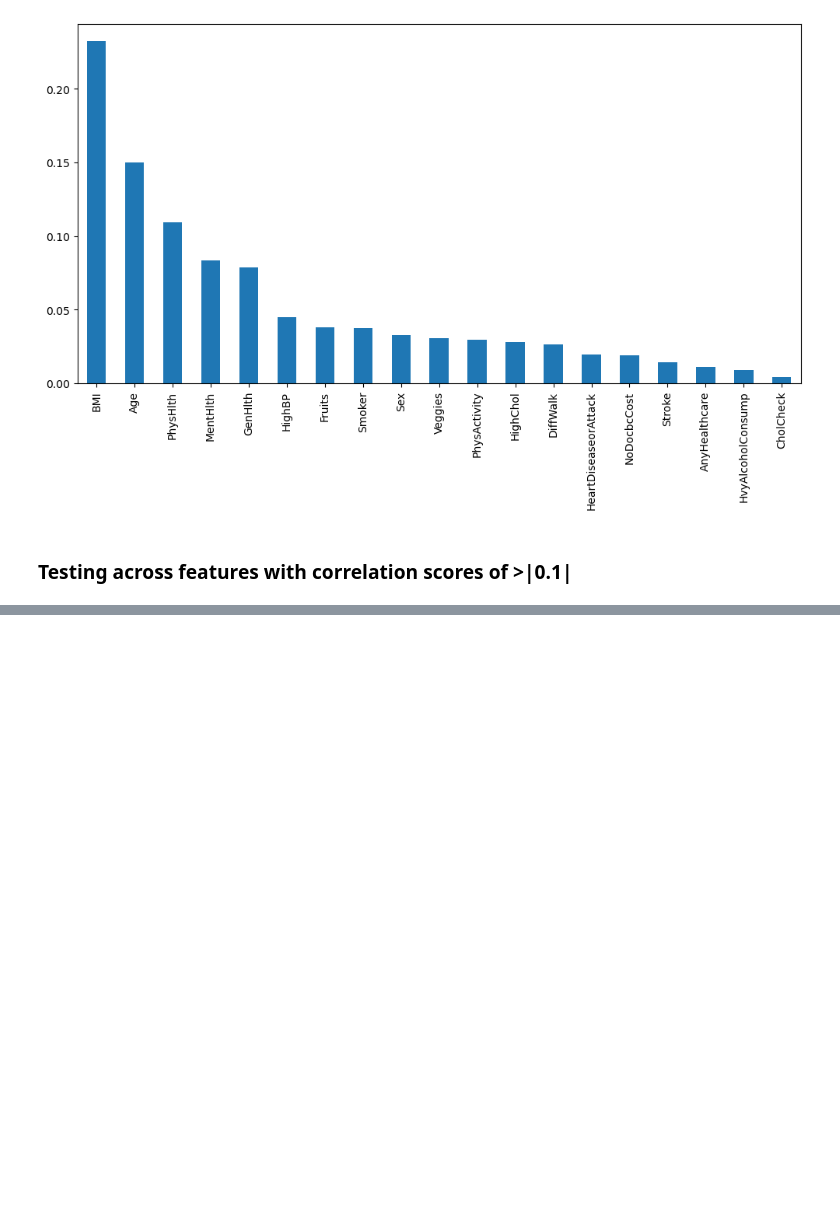
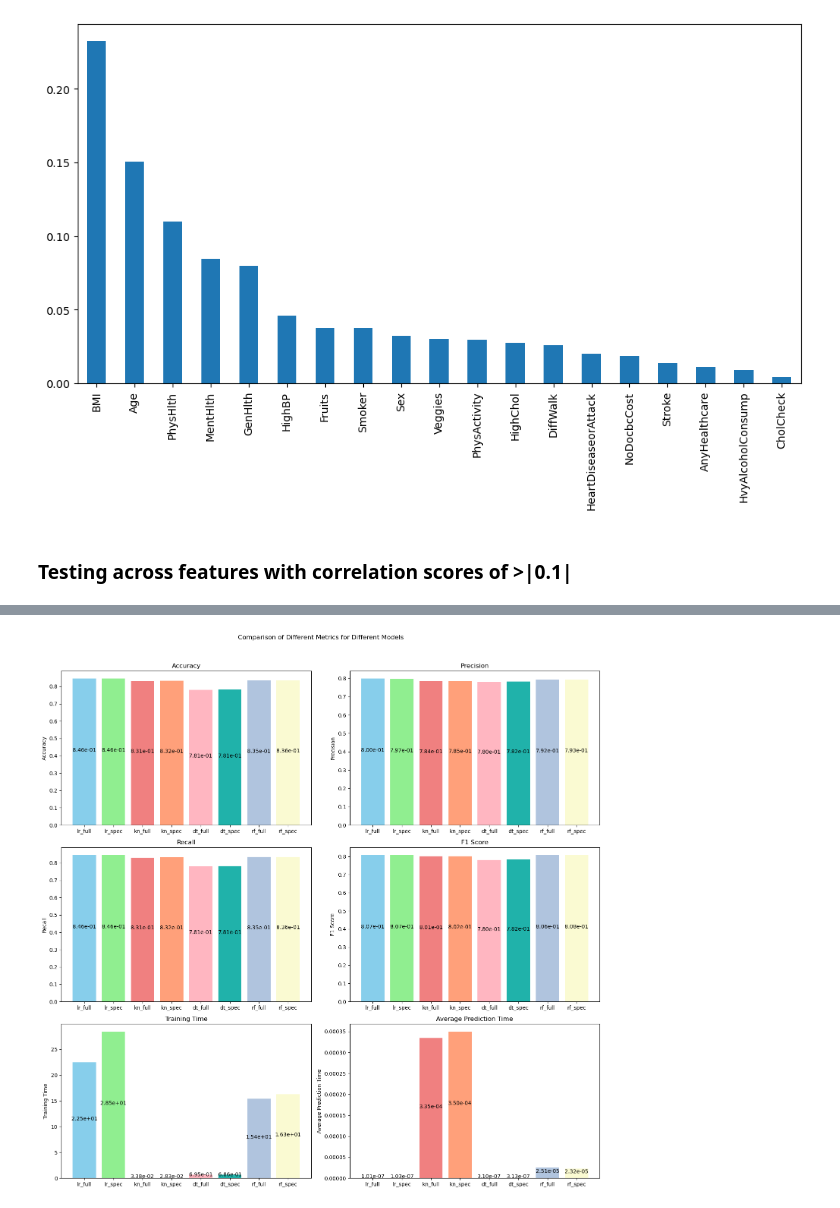
Before and after one commit to horse-3903/aws-wep-group-12, a Jupyter notebook: src/final.ipynb, the cells around one changed output, grey strips where cells are left out. Drawn from its saved outputs; the diff is of its cells as text; code cells hidden in the pictures; blank space fills up the shorter version.

```diff
--- a/src/final.ipynb
+++ b/src/final.ipynb
@@ -435,5 +470,6 @@ if not 'dt_spec_model' in locals():
     dt_spec_model = DecisionTreeClassifier()
 
 metrics, results = train_and_evaluate_model(dt_spec_model, X_spec_train, y_spec_train, X_spec_test, y_spec_test)
+model_metrics["dt_spec"] = metrics
 print(results)
 # %% [output]
@@ -461,5 +499,6 @@ if not 'rf_model' in locals():
     rf_model = RandomForestClassifier()
 
 metrics, results = train_and_evaluate_model(rf_model, X_train, y_train, X_test, y_test)
+model_metrics["rf_full"] = metrics
 print(results)
 # %% [output]
@@ -487,5 +529,6 @@ if not 'rf_spec_model' in locals():
     rf_spec_model = RandomForestClassifier()
 
 metrics, results = train_and_evaluate_model(rf_spec_model, X_spec_train, y_spec_train, X_spec_test, y_spec_test)
+model_metrics["rf_spec"] = metrics
 print(results)
 # %% [output]
@@ -579,11 +582,37 @@ Classification Report:
 from tqdm import tqdm
 
 # Save all metrics to CSV files
-for name, model, X_test, y_test, spec_model, X_spec_test, y_spec_test in tqdm(models):
+for model, metrics in tqdm(model_metrics.items()):
     # General model metrics
-    metrics = evaluate_model(model, X_test, y_test)
-    save_metrics(metrics, f'../results/{name.lower().replace(" ", "_")}_full')
-
-    # Specific model metrics
-    spec_metrics = evaluate_model(spec_model, X_spec_test, y_spec_test)
-    save_metrics(spec_metrics, f'../results/{name.lower().replace(" ", "_")}_spec')
+    metrics["Precision"] = metrics["Precision"][0]
+    metrics["Recall"] = metrics["Recall"][0]
+    model_metrics[model] = metrics
+    save_metrics(metrics, f'../results/{model}')
+# %%
+# Extract metrics from model_metrics
+metrics_to_plot = ['Accuracy', 'Precision', 'Recall', 'F1 Score', 'Training Time', 'Average Prediction Time']
+
+# Prepare data for plotting
+metrics_data = {metric: {model: model_metrics[model][metric] for model in model_metrics} for metric in metrics_to_plot}
+
+# Plot the metrics
+fig, axes = plt.subplots(3, 2, figsize=(15, 15))
+
+for ax, metric in zip(axes.flatten(), metrics_to_plot):
+    models = list(metrics_data[metric].keys())
+    values = list(metrics_data[metric].values())
+
+    # Plot the metric
+    colors = ['skyblue', 'lightgreen', 'lightcoral', 'lightsalmon', 'lightpink', 'lightseagreen', 'lightsteelblue', 'lightgoldenrodyellow']
+    ax.bar(models, values, color=colors)
+    ax.set_title(metric)
+    ax.set_ylabel(metric)
+    for i, v in enumerate(values):
+        ax.text(i, v * 0.5, f"{v:.2e}", ha='center')
+
+plt.suptitle('Comparison of Different Metrics for Different Models')
+plt.tight_layout(rect=[0, 0, 1, 0.96])
+plt.savefig('../visualisations/metrics_comparison.png')
+plt.show()
+# %% [output]
+[figure, added]
```
Also changed, not shown: parts of 15 cells of this notebook, 34 other files.
